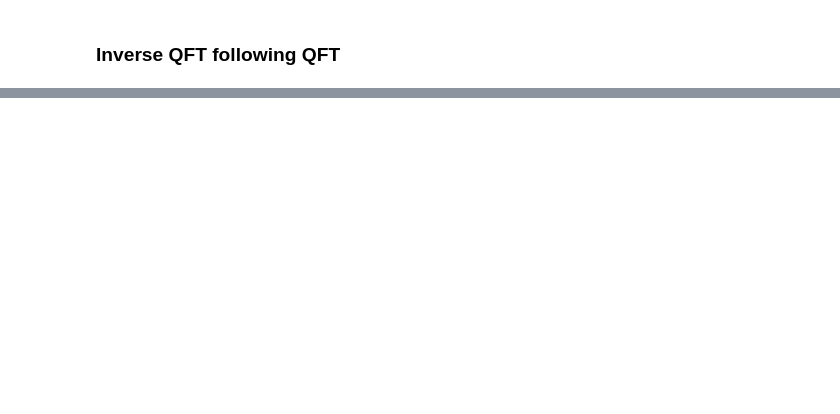
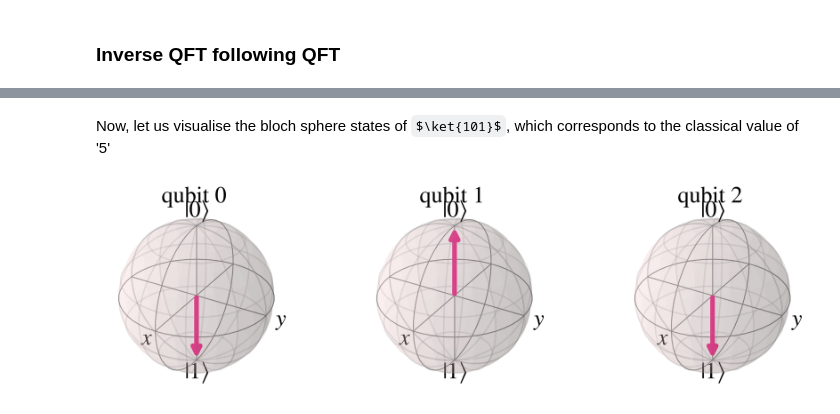
Before and after one commit to Pranav-Acharya1/intro-to-quantum-machine-learning, a Jupyter notebook: Ch2_Quantum_Algorithms/QFT_demonstration.ipynb, the cells around one changed output, grey strips where cells are left out. Cells and saved outputs as stored; diff of their text form; code cells hidden in the pictures; some formulas as TeX source; blank space fills up the shorter version.

```diff
--- a/Ch2_Quantum_Algorithms/QFT_demonstration.ipynb
+++ b/Ch2_Quantum_Algorithms/QFT_demonstration.ipynb
@@ -183,3 +183,9 @@ fig.show()
+# %%
+qc_init = qc.copy()
+qc_init.save_statevector()
+statevector = backend_sim.run(qc_init).result().get_statevector()
+fig = plot_bloch_multivector(statevector)
+fig.show()
 # %% [markdown]
 ### Application of inverse QFT following QFT
 # %%
@@ -312,0 +335,10 @@ fig.show()
+# %% [markdown]
+Now, let us visualise the bloch sphere states of $\ket{101}$, which corresponds to the classical value of '5'
+# %%
+qc_init = qc.copy()
+qc_init.save_statevector()
+statevector = backend_sim.run(qc_init).result().get_statevector()
+fig = plot_bloch_multivector(statevector)
+fig.show()
+# %% [output]
+[figure, added]
```
Also changed, not shown: parts of 15 cells of this notebook, 6 other files.
